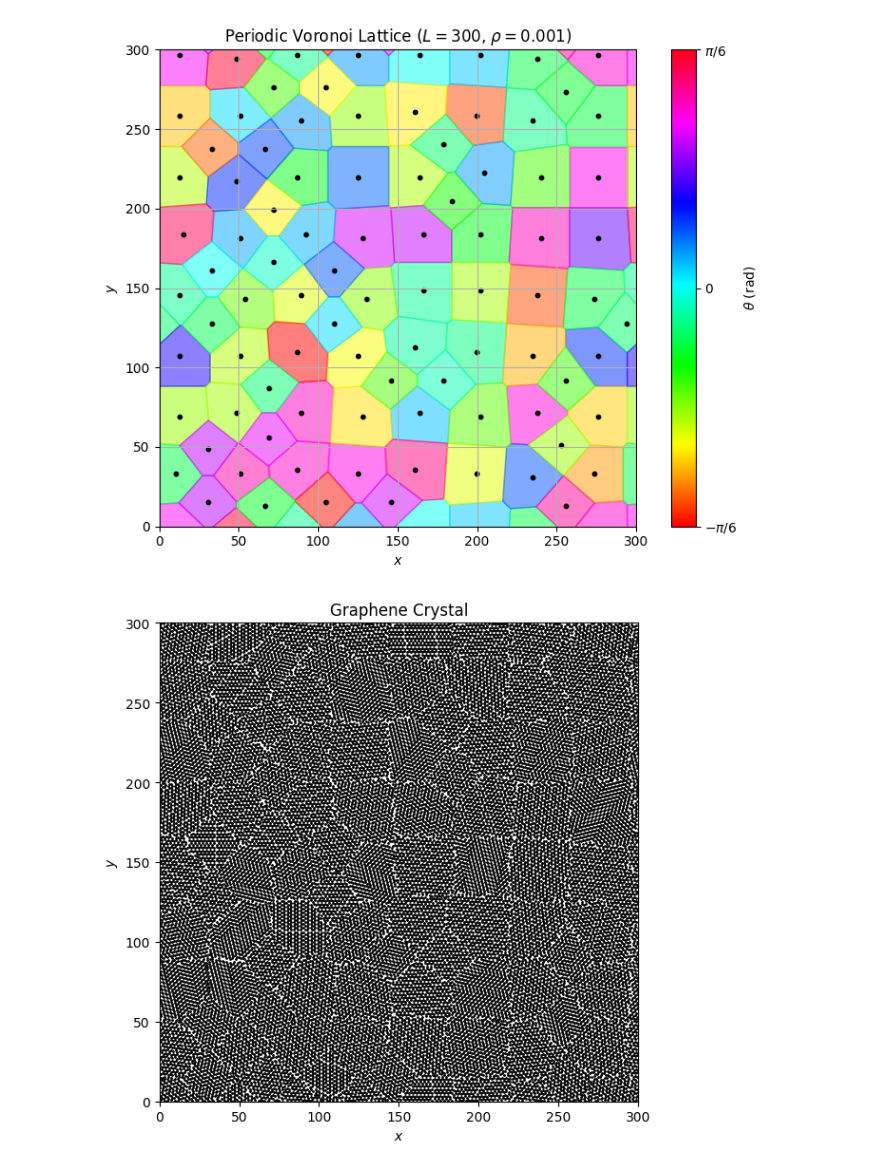
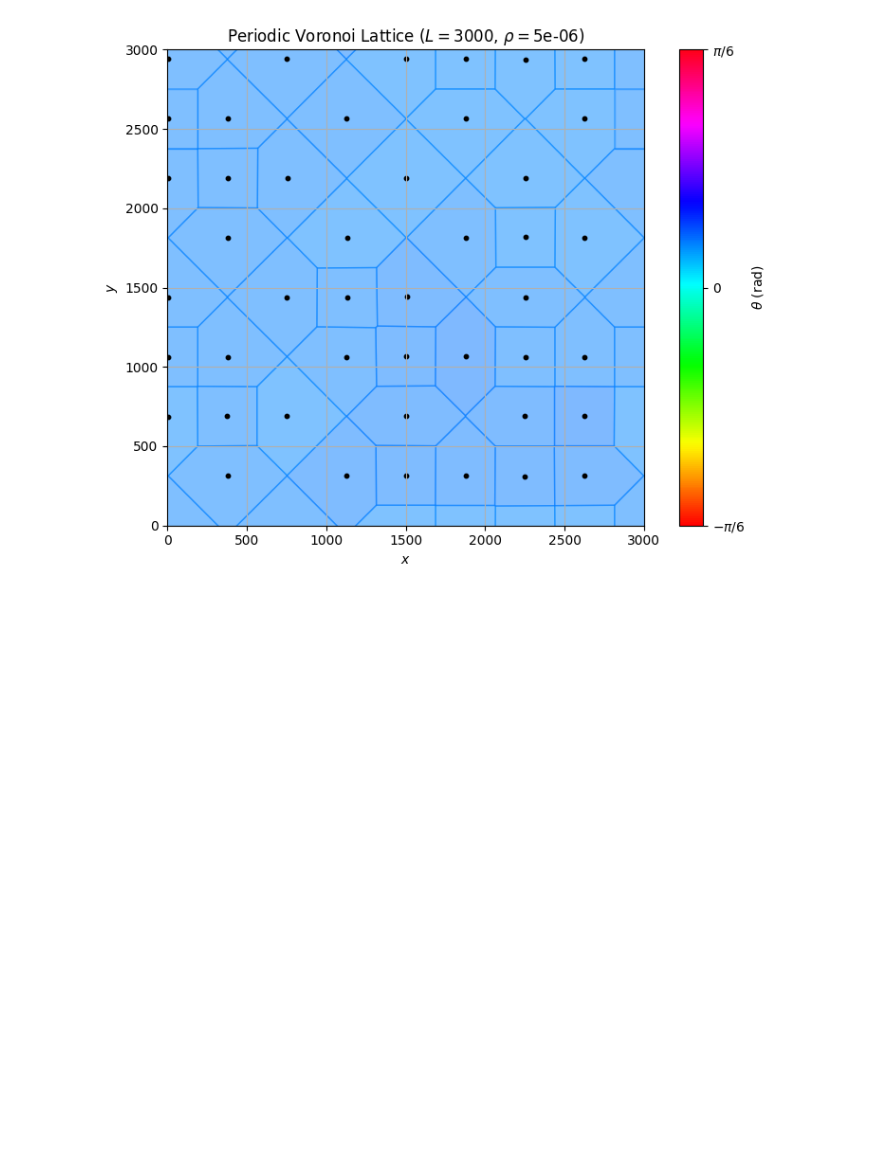
Before and after one commit to Ciciss1/TP, a Jupyter notebook: TP2/Simulation/test.ipynb, the cells around one changed output. Drawn from its saved outputs; the diff is of its cells as text; code cells hidden in the pictures; blank space fills up the shorter version.

```diff
--- a/TP2/Simulation/test.ipynb
+++ b/TP2/Simulation/test.ipynb
@@ -10,24 +10,23 @@ import Run_anneal as Run_anneal
 %load_ext autoreload
 %autoreload 2
 # %%
-T = 100
-L = 300
-rho = 0.001
+T = 10
+L = 3000
+rho = 0.000005
 gamma = 1
 epsilon = 0
 
 vor = Voronoi.PeriodicVoronoi(L, rho)
 
 thetas, _ = MonteCarlo.monte_carlo(vor.theta, vor.adj_i, vor.adj_j, vor.adj_length, 1/T, epsilon, rho, gamma, 20000)
 vor.theta = thetas
 vor.plot()
 plt.show()
 
 graphene = Graphene.GrapheneCrystal(vor, a=1.42)
-graphene.plot_atoms()
-plt.show()
-graphene.plot_bonds()
-plt.show()
+# graphene.plot_atoms()
+# plt.show()
+# graphene.plot_bonds()
+# plt.show()
 # %% [output]
-[figure, old version]
+[figure, new version]
-[figure, removed]
```
Also changed, not shown: parts of 2 cells of this notebook, 3 other files.
